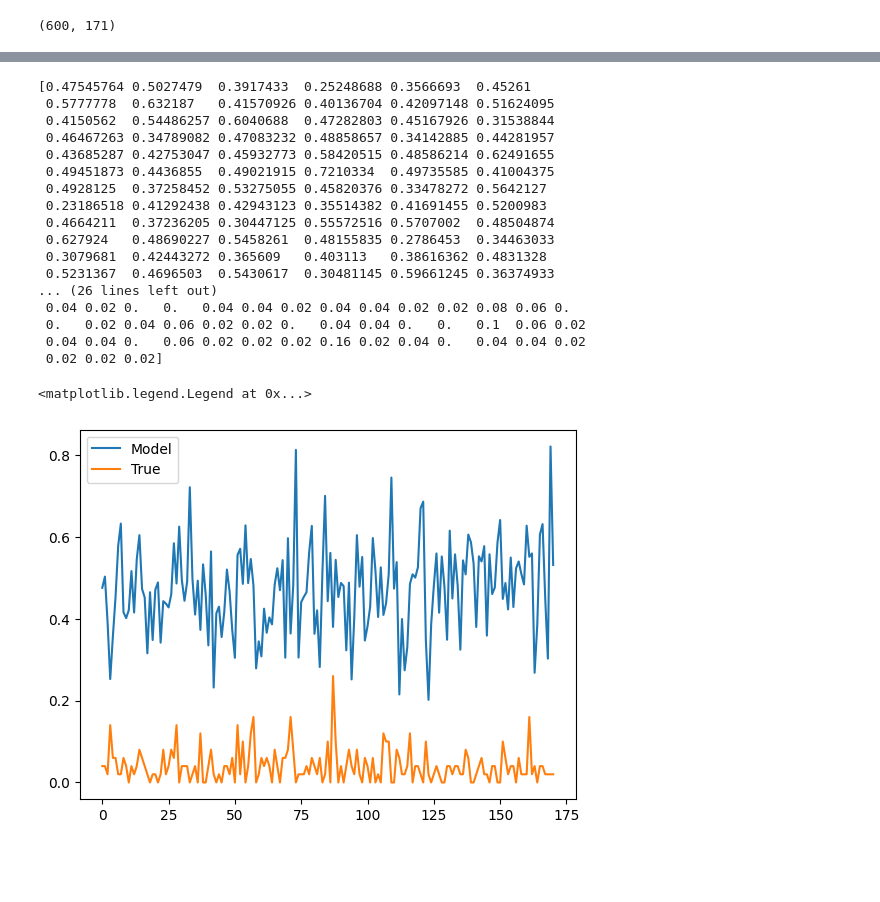
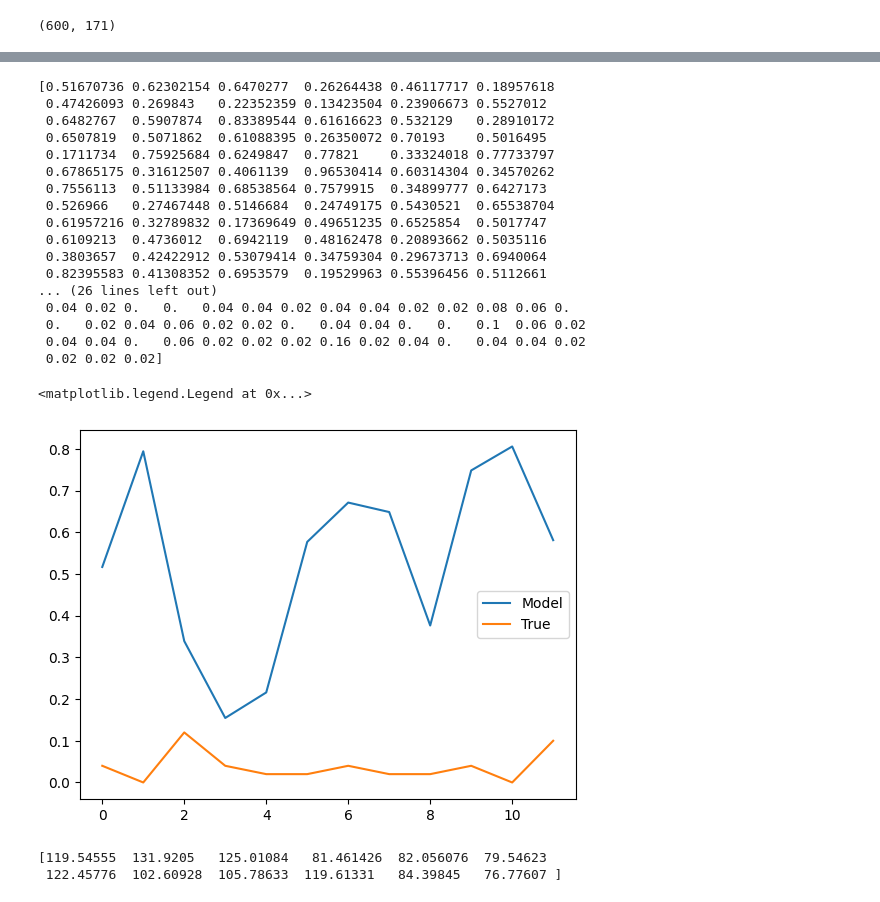
Before and after one commit to mariakesa/MouseViT, a Jupyter notebook: explore.ipynb, the cells around one changed output, grey strips where cells are left out. Saved outputs shown, nothing was run; the diff lists cells and outputs as text; code cells hidden in the pictures; blank space fills up the shorter version.

```diff
--- a/explore.ipynb
+++ b/explore.ipynb
@@ -376,7 +376,7 @@ def compute_neuron_correlation_and_stimuluswise_kl(merged_folds, fold, model_pat
     for idx, f in enumerate(frames_test): frame_to_idx[f].append(idx)
 
     frames = sorted(frame_to_idx.keys())
-    p_model_avg = np.array([p_model[frame_to_idx[f]].mean(0) for f in frames])
+    p_model_avg = np.array([p_model[frame_to_idx[f]][0] for f in frames])
     p_true_avg = np.array([p_true[frame_to_idx[f]].mean(0) for f in frames])
 
     # Correlation per neuron
@@ -403,6 +403,6 @@ def compute_neuron_correlation_and_stimuluswise_kl(merged_folds, fold, model_pat
     plt.tight_layout()
     plt.show()
 
-    return corr, kl, p_model_avg, p_true_avg
-corr, kl, p_model_avg, p_true_avg=compute_neuron_correlation_and_stimuluswise_kl(merged_folds, fold=0)
+    return corr, kl, p_model_avg, p_true_avg, p_model
+corr, kl, p_model_avg, p_true_avg, p_model=compute_neuron_correlation_and_stimuluswise_kl(merged_folds, fold=0)
 # %% [output]
@@ -415,27 +426,32 @@ p_true_avg.shape
 # %%
 print(p_model_avg[0])
 print(p_true_avg[0])
 
-plt.plot(p_model_avg[0], label='Model')
-plt.plot(p_true_avg[0], label='True')
+plt.plot(p_model_avg[:,0], label='Model')
+plt.plot(p_true_avg[:,0], label='True')
 plt.legend()
 # %% [output]
-[0.47545764 0.5027479  0.3917433  0.25248688 0.3566693  0.45261
- 0.5777778  0.632187   0.41570926 0.40136704 0.42097148 0.51624095
- 0.4150562  0.54486257 0.6040688  0.47282803 0.45167926 0.31538844
- 0.46467263 0.34789082 0.47083232 0.48858657 0.34142885 0.44281957
- 0.43685287 0.42753047 0.45932773 0.58420515 0.48586214 0.62491655
- 0.49451873 0.4436855  0.49021915 0.7210334  0.49735585 0.41004375
- 0.4928125  0.37258452 0.53275055 0.45820376 0.33478272 0.5642127
- 0.23186518 0.41292438 0.42943123 0.35514382 0.41691455 0.5200983
- 0.4664211  0.37236205 0.30447125 0.55572516 0.5707002  0.48504874
- 0.627924   0.48690227 0.5458261  0.48155835 0.2786453  0.34463033
- 0.3079681  0.42443272 0.365609   0.403113   0.38616362 0.4831328
- 0.5231367  0.4696503  0.5430617  0.30481145 0.59661245 0.36374933
+[0.51670736 0.62302154 0.6470277  0.26264438 0.46117717 0.18957618
+ 0.47426093 0.269843   0.22352359 0.13423504 0.23906673 0.5527012
+ 0.6482767  0.5907874  0.83389544 0.61616623 0.532129   0.28910172
+ 0.6507819  0.5071862  0.61088395 0.26350072 0.70193    0.5016495
+ 0.1711734  0.75925684 0.6249847  0.77821    0.33324018 0.77733797
+ 0.67865175 0.31612507 0.4061139  0.96530414 0.60314304 0.34570262
+ 0.7556113  0.51133984 0.68538564 0.7579915  0.34899777 0.6427173
+ 0.526966   0.27467448 0.5146684  0.24749175 0.5430521  0.65538704
+ 0.61957216 0.32789832 0.17369649 0.49651235 0.6525854  0.5017747
+ 0.6109213  0.4736012  0.6942119  0.48162478 0.20893662 0.5035116
+ 0.3803657  0.42422912 0.53079414 0.34759304 0.29673713 0.6940064
+ 0.82395583 0.41308352 0.6953579  0.19529963 0.55396456 0.5112661
 ... (26 lines left out)
  0.04 0.02 0.   0.   0.04 0.04 0.02 0.04 0.04 0.02 0.02 0.08 0.06 0.
  0.   0.02 0.04 0.06 0.02 0.02 0.   0.04 0.04 0.   0.   0.1  0.06 0.02
  0.04 0.04 0.   0.06 0.02 0.02 0.02 0.16 0.02 0.04 0.   0.04 0.04 0.02
  0.02 0.02 0.02]
 <matplotlib.legend.Legend at 0x...>
-[figure, old version]
+[figure, new version]
+# %%
+print(kl)
+# %% [output]
+[119.54555  131.9205   125.01084   81.461426  82.056076  79.54623
+ 122.45776  102.60928  105.78633  119.61331   84.39845   76.77607 ]
```
Also changed, not shown: parts of 6 cells of this notebook, 4 other files.
